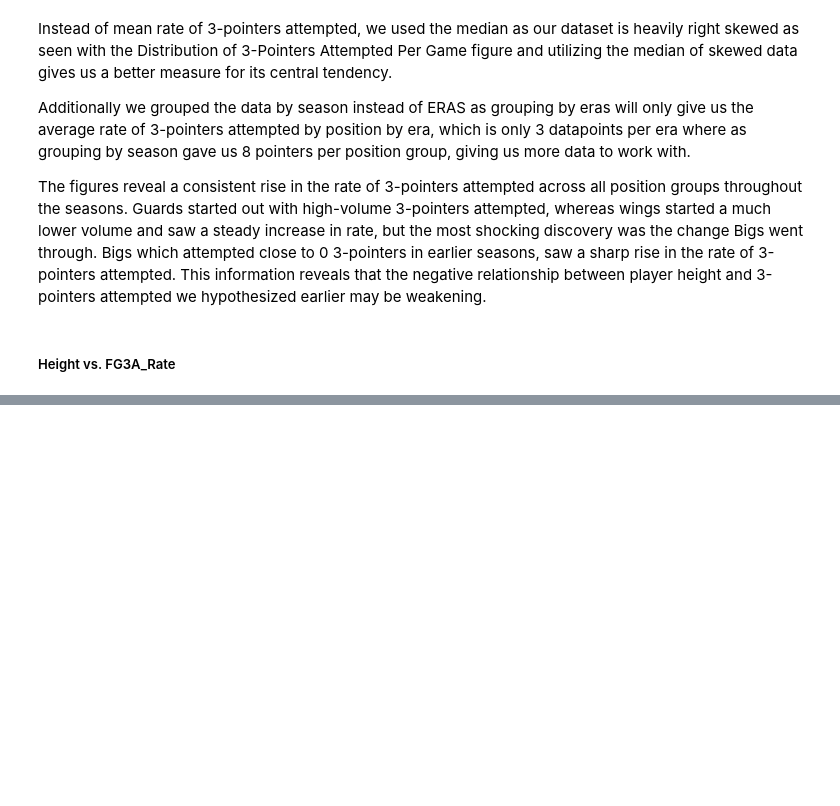
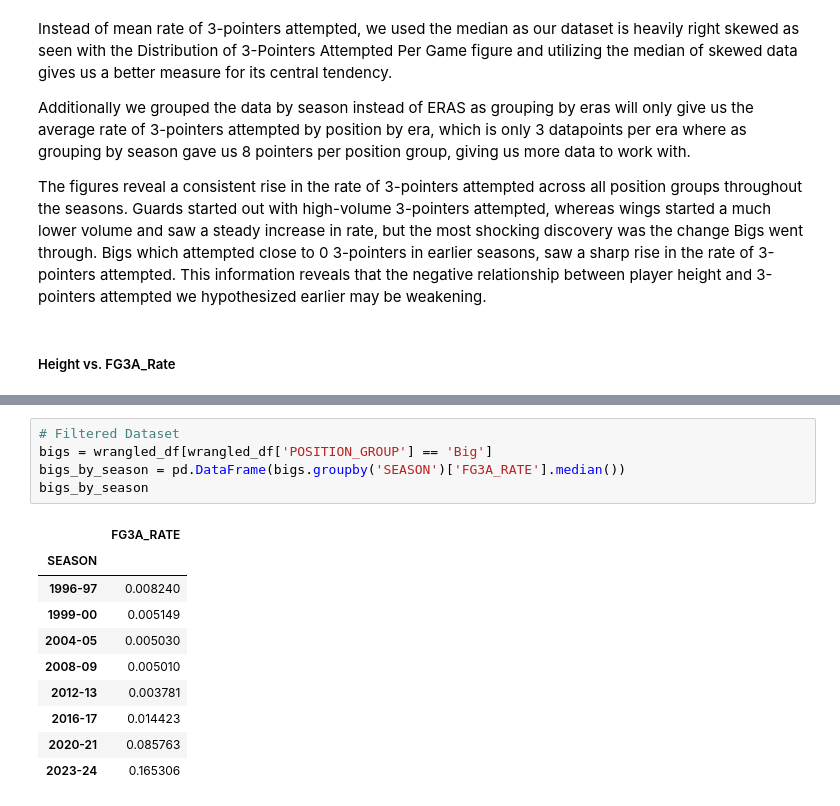
Before and after one commit to COGS108/Group058_WI26, a Jupyter notebook: 02-EDACheckpoint.ipynb, the cells around one changed output, grey strips where cells are left out. Saved outputs shown, nothing was run; the diff lists cells and outputs as text; blank space fills up the shorter version.

```diff
--- a/02-EDACheckpoint.ipynb
+++ b/02-EDACheckpoint.ipynb
@@ -575,0 +560,16 @@ plt.show()
+# %%
+# Filtered Dataset
+bigs = wrangled_df[wrangled_df['POSITION_GROUP'] == 'Big']
+bigs_by_season = pd.DataFrame(bigs.groupby('SEASON')['FG3A_RATE'].median())
+bigs_by_season
+# %% [output]
+|  | FG3A_RATE |
+| SEASON |  |
+| 1996-97 | 0.008240 |
+| 1999-00 | 0.005149 |
+| 2004-05 | 0.005030 |
+| 2008-09 | 0.005010 |
+| 2012-13 | 0.003781 |
+| 2016-17 | 0.014423 |
+| 2020-21 | 0.085763 |
+| 2023-24 | 0.165306 |
```
Also changed, not shown: parts of 15 cells of this notebook.
